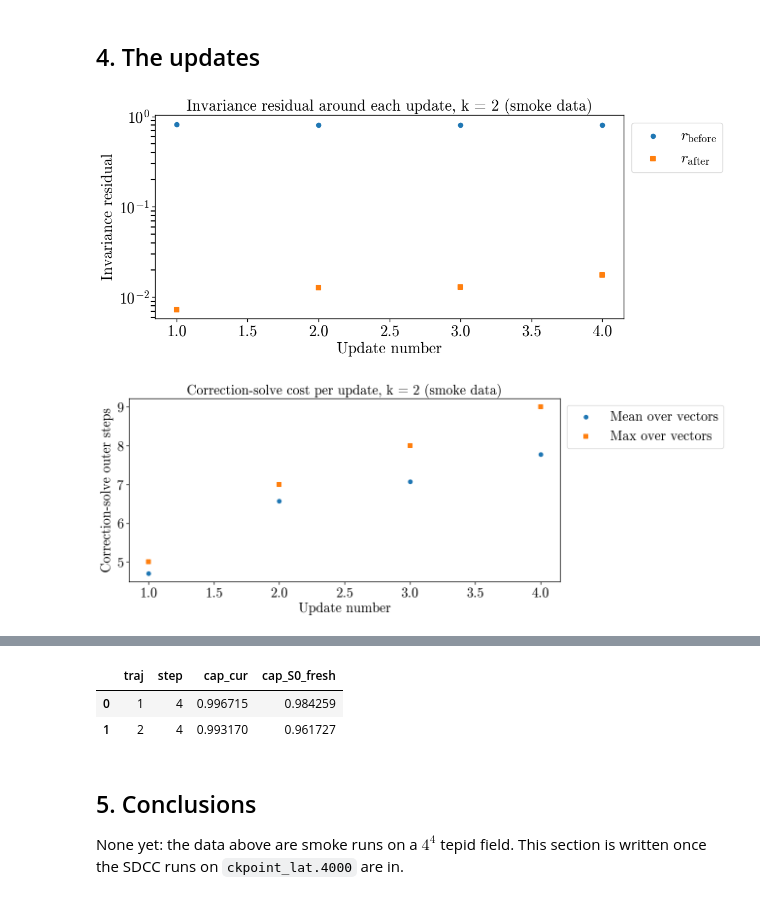
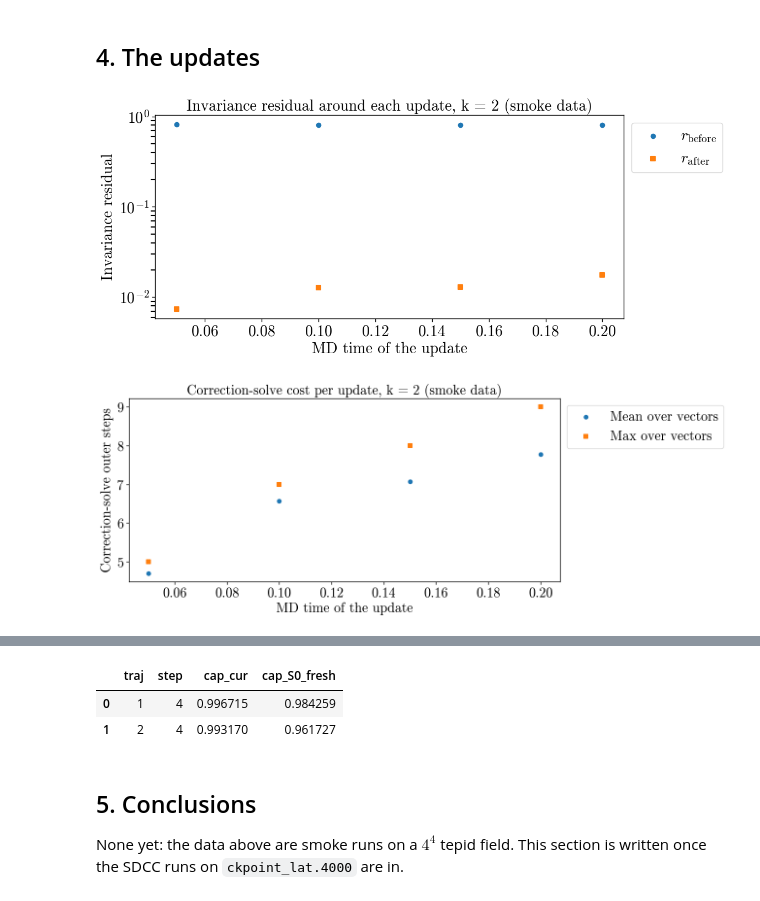
Before and after one commit to poare/lqcd, a Jupyter notebook: multigrid/python_scripts/MG-HMC.ipynb, the cells around one changed output, grey strips where cells are left out. Drawn from its saved outputs; the diff is of its cells as text; code cells hidden in the pictures.

```diff
--- a/multigrid/python_scripts/MG-HMC.ipynb
+++ b/multigrid/python_scripts/MG-HMC.ipynb
@@ -162,14 +171,16 @@ def break_even(mg, base):
 
 fig, ax = pt.add_subplots()
 ax = ax[0]
-labels = [r"Global MD step", r"Cumulative fine matvecs"]
+labels = [r"MD time", r"Cumulative fine matvecs"]
 for i, (label, r) in enumerate(runs.items()):
+    dtau = float(r["params"]["trajL"]) / int(r["params"]["MDsteps"])
     mg = cost_curve(r)
-    pt.scatter_1d(mg.index, mg.to_numpy(), ax=ax, col=pt.pal[i], mkr='o', fn_label=f"MG, {label}", ax_label=labels, logy=True)
+    pt.scatter_1d(mg.index * dtau, mg.to_numpy(), ax=ax, col=pt.pal[i], mkr='o', fn_label=f"MG, {label}", ax_label=labels, logy=True)
     base = gcr_curve(gcr, len(mg))
     be = break_even(mg, base)
-    print(f"{label}: MG total {mg.iloc[-1]:.0f}, baseline {base.iloc[-1]:.0f}, break-even step {be}")
-pt.scatter_1d(base.index, base.to_numpy(), ax=ax, col='k', mkr='s', fn_label="Plain GCR", ax_label=labels, logy=True)
+    print(f"{label}: MG total {mg.iloc[-1]:.0f}, baseline {base.iloc[-1]:.0f}, "
+          f"break-even at MD time {None if be is None else be * dtau}")
+pt.scatter_1d(base.index * dtau, base.to_numpy(), ax=ax, col='k', mkr='s', fn_label="Plain GCR", ax_label=labels, logy=True)
 pt.add_title(ax, "Cumulative cost, MG path against plain GCR (smoke data)")
 ax.legend(**LEGEND)
 plt.show()
@@ -183,10 +194,10 @@ fig, ax = pt.add_subplots()
 ax = ax[0]
 for i, (label, r) in enumerate(runs.items()):
     s = r["steps"]
-    pt.scatter_1d(s["global"], s["iters"], ax=ax, col=pt.pal[i], mkr='o', fn_label=f"MG, {label}",
-                  ax_label=[r"Global MD step", r"Outer GCR steps"])
+    pt.scatter_1d(s["md_time"], s["iters"], ax=ax, col=pt.pal[i], mkr='o', fn_label=f"MG, {label}",
+                  ax_label=[r"MD time", r"Outer GCR steps"])
 pt.add_title(ax, "Force-solve iterations (smoke data)")
 ax.legend(**LEGEND)
 plt.show()
-pd.concat({label: r["steps"][["global", "dU", "dU_last", "iters", "matvecs", "seconds", "relres"]] for label, r in runs.items()})
+pd.concat({label: r["steps"][["global", "md_time", "dU", "dU_last", "iters", "matvecs", "seconds", "relres"]] for label, r in runs.items()})
 # %% [output]
@@ -205,32 +216,31 @@ pd.concat({label: r["steps"][["global", "dU", "dU_last", "iters", "matvecs", "se
 # %%
 for label, r in runs.items():
     u = r["updates"].copy()
-    u["n"] = np.arange(1, len(u) + 1)
     u["iters_mean"] = u["iters"].apply(np.mean)
     u["iters_max"] = u["iters"].apply(np.max)
     u["wratio_mean"] = u["wratio"].apply(np.mean)
 
     fig, ax = pt.add_subplots()
     ax = ax[0]
-    lab = [r"Update number", r"Invariance residual"]
-    pt.scatter_1d(u["n"], u["resid_before"], ax=ax, col=pt.pal[0], mkr='o', fn_label=r"$r_{\rm before}$", ax_label=lab, logy=True)
-    pt.scatter_1d(u["n"], u["resid_after"], ax=ax, col=pt.pal[1], mkr='s', fn_label=r"$r_{\rm after}$", ax_label=lab, logy=True)
+    lab = [r"MD time of the update", r"Invariance residual"]
+    pt.scatter_1d(u["md_time"], u["resid_before"], ax=ax, col=pt.pal[0], mkr='o', fn_label=r"$r_{\rm before}$", ax_label=lab, logy=True)
+    pt.scatter_1d(u["md_time"], u["resid_after"], ax=ax, col=pt.pal[1], mkr='s', fn_label=r"$r_{\rm after}$", ax_label=lab, logy=True)
     pt.add_title(ax, f"Invariance residual around each update, {label} (smoke data)")
     ax.legend(**LEGEND)
     plt.show()
 
     fig, ax = pt.add_subplots()
     ax = ax[0]
-    pt.scatter_1d(u["n"], u["iters_mean"], ax=ax, col=pt.pal[0], mkr='o', fn_label="Mean over vectors",
-                  ax_label=[r"Update number", r"Correction-solve outer steps"])
-    pt.scatter_1d(u["n"], u["iters_max"], ax=ax, col=pt.pal[1], mkr='s', fn_label="Max over vectors",
-                  ax_label=[r"Update number", r"Correction-solve outer steps"])
+    pt.scatter_1d(u["md_time"], u["iters_mean"], ax=ax, col=pt.pal[0], mkr='o', fn_label="Mean over vectors",
+                  ax_label=[r"MD time of the update", r"Correction-solve outer steps"])
+    pt.scatter_1d(u["md_time"], u["iters_max"], ax=ax, col=pt.pal[1], mkr='s', fn_label="Max over vectors",
+                  ax_label=[r"MD time of the update", r"Correction-solve outer steps"])
     pt.add_title(ax, f"Correction-solve cost per update, {label} (smoke data)")
     ax.legend(**LEGEND)
     plt.show()
 
-    display(u[["traj", "step", "matvecs", "seconds", "capped", "resid_before", "resid_after", "cap_S0", "dist2_prev", "gram_cond", "iters_mean", "wratio_mean"]])
+    display(u[["traj", "step", "md_time", "matvecs", "seconds", "capped", "resid_before", "resid_after", "cap_S0", "dist2_prev", "gram_cond", "iters_mean", "wratio_mean"]])
     display(r["fresh"])
 # %% [output]
-[figure, old version]
+[figure, new version]
-[figure, old version]
+[figure, new version]
```
Also changed, not shown: parts of 5 cells of this notebook, 1 other file.
